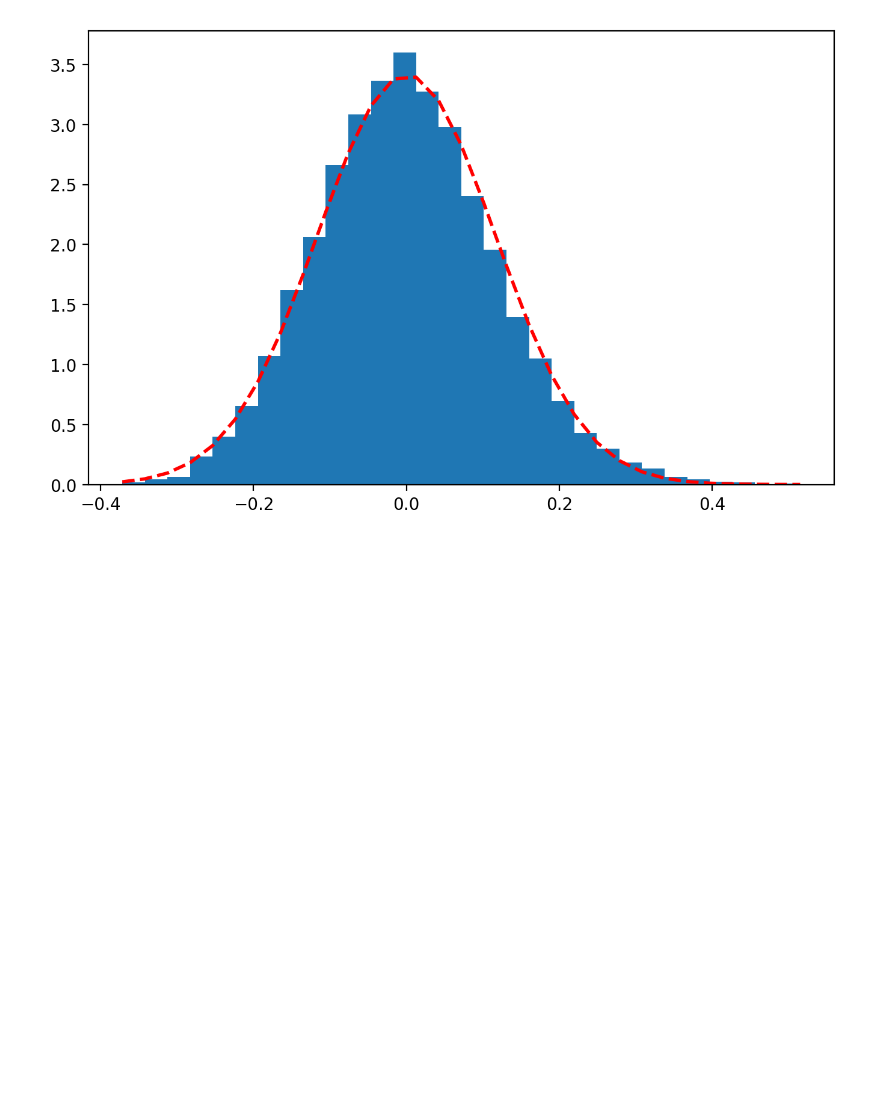
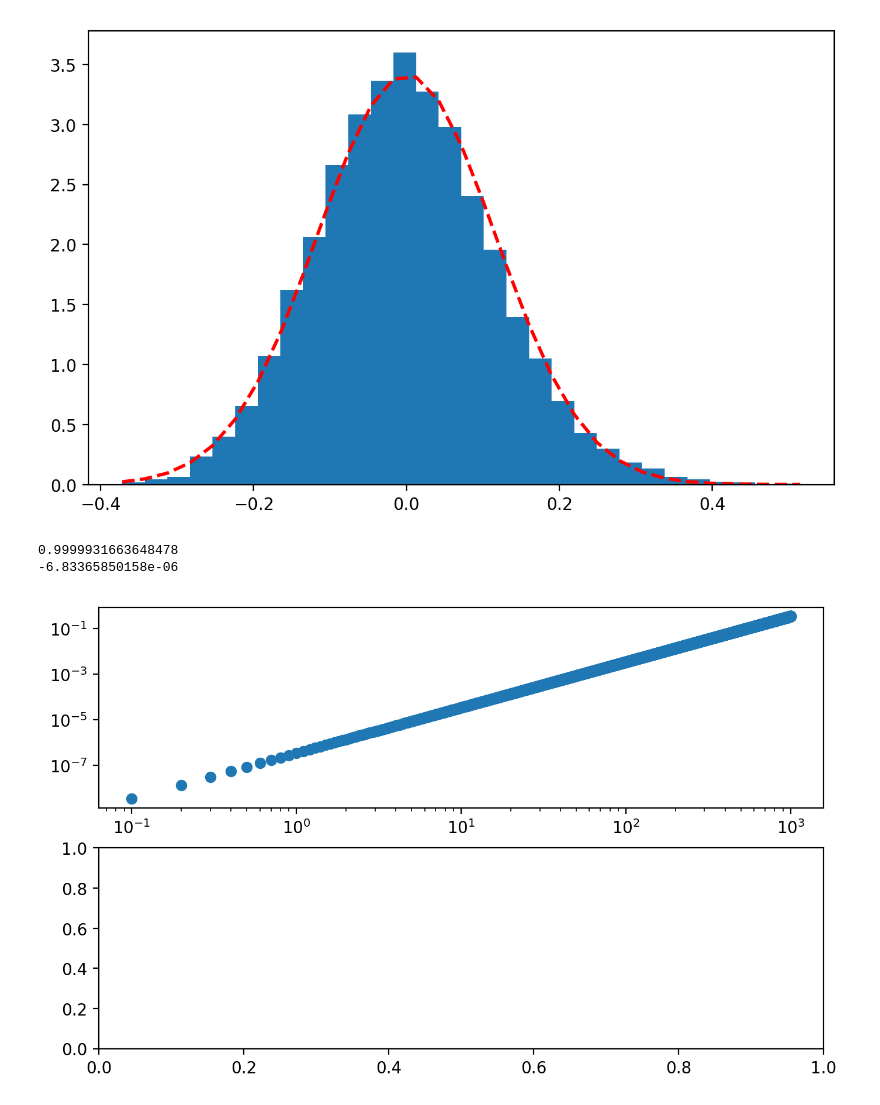
Before and after one commit to thorstenmauritsen/Climate_dynamics_course, a Jupyter notebook: scripts/Chapter5-Variability-GMST.ipynb, the cells around one changed output. Saved outputs shown, nothing was run; the diff lists cells and outputs as text; code cells hidden in the pictures; blank space fills up the shorter version.

```diff
--- a/scripts/Chapter5-Variability-GMST.ipynb
+++ b/scripts/Chapter5-Variability-GMST.ipynb
@@ -228,3 +324,24 @@ line = plt.plot(bins,yy, 'r--', linewidth=2)
 plt.show()
 # %% [output]
 [figure]
+# %%
+fig, ax = plt.subplots(2, figsize=(8,5),dpi=200)
+
+lam = -1.5
+C = 0.7 * 75 * 4181
+r = 1 + lam/C
+print(r)
+a = (np.log(1+lam/C))
+print(a)
+
+period = np.arange(0.1,1000.,0.1)
+freq = 2 * np.pi / period
+F_auto = 2 * abs(a) / (a**2 + freq**2)
+
+ax[0].loglog(years,F_auto,'o')
+
+plt.show()
+# %% [output]
+0.9999931663648478
+-6.83365850158e-06
+[figure, added]
```
Also changed, not shown: parts of 5 cells of this notebook, 4 other files.
